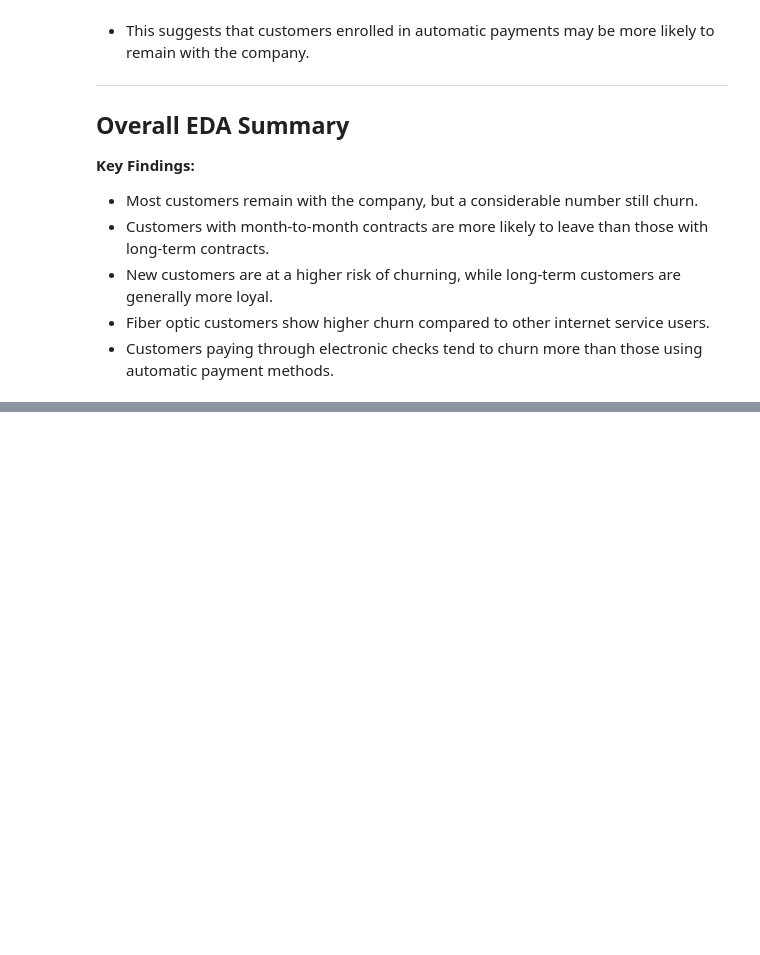
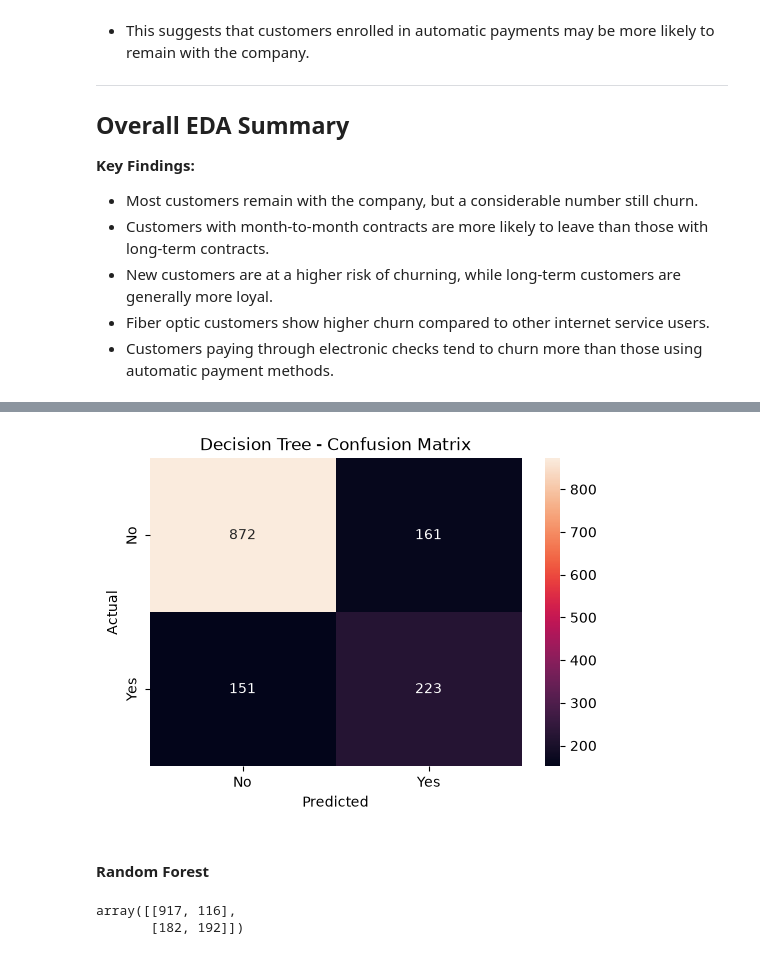
Before and after one commit to humairathameem/Telco-Customer-Churn-Prediction, a Jupyter notebook: Notebooks/Telco_Churn_Prediction.ipynb, the cells around one changed output, grey strips where cells are left out. Cells and saved outputs as stored; diff of their text form; code cells hidden in the pictures; blank space fills up the shorter version.

```diff
--- a/Notebooks/Telco_Churn_Prediction.ipynb
+++ b/Notebooks/Telco_Churn_Prediction.ipynb
@@ -308,0 +496,3 @@ plt.show()
+# %%
+# Initialize the Decision Tree Classifier model
+decision_tree_model = DecisionTreeClassifier(max_depth=5, random_state=42)
@@ -308,0 +504,3 @@ plt.show()
+# %%
+# Train the Decision Tree
+decision_tree_model.fit(X_train_processed, y_train)
@@ -308,0 +543,3 @@ plt.show()
+# %%
+# Make Decision Tree predictions on the test set
+y_pred_tree = decision_tree_model.predict(X_test_processed)
@@ -308,0 +715,28 @@ plt.show()
+# %%
+# Plot the confusion matrix
+plt.figure(figsize=(6, 4))
+
+sns.heatmap(
+    tree_cm,
+    annot=True,
+    fmt="d",
+    xticklabels=["No", "Yes"],
+    yticklabels=["No", "Yes"]
+)
+
+plt.xlabel("Predicted")
+plt.ylabel("Actual")
+plt.title("Decision Tree - Confusion Matrix")
+plt.savefig("../Images/confusion_matrix/decision_tree_confusion_matrix.png")
+plt.show()
+# %% [output]
+[figure, added]
+# %% [markdown]
+#### Random Forest
+# %%
+# Calculate Random Forest Confusion Matrix
+rf_cm = confusion_matrix(y_test, y_pred_rf, labels=["No", "Yes"])
+rf_cm
+# %% [output]
+array([[917, 116],
+       [182, 192]])
```
Also changed, not shown: parts of 101 cells of this notebook, 13 other files.
